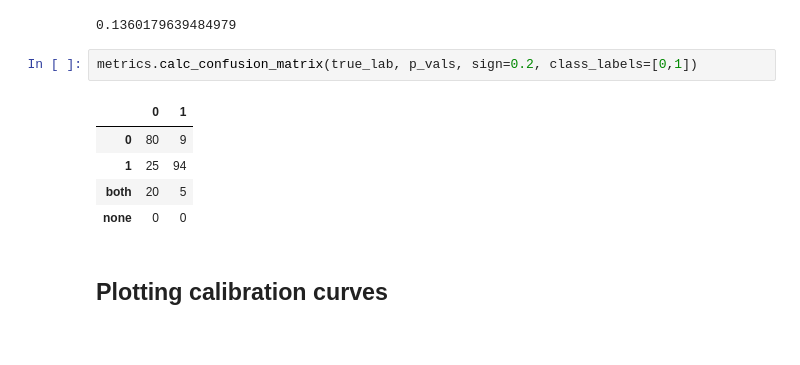
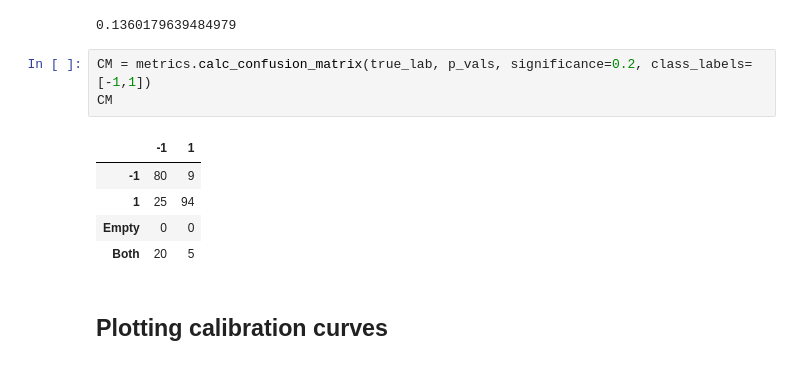
Before and after one commit to pharmbio/plot_utils, a Jupyter notebook: python/User_guide_plotting.ipynb, the cells around one changed output. Saved outputs shown, nothing was run; the diff lists cells and outputs as text.

```diff
--- a/python/User_guide_plotting.ipynb
+++ b/python/User_guide_plotting.ipynb
@@ -62,13 +56,14 @@ metrics.calc_OF(true_lab, p_vals)
 # %% [output]
 0.1360179639484979
 # %%
-metrics.calc_confusion_matrix(true_lab, p_vals, sign=0.2, class_labels=[0,1])
+CM = metrics.calc_confusion_matrix(true_lab, p_vals, significance=0.2, class_labels=[-1,1])
+CM
 # %% [output]
-|  | 0 | 1 |
-| 0 | 80 | 9 |
+|  | -1 | 1 |
+| -1 | 80 | 9 |
 | 1 | 25 | 94 |
-| both | 20 | 5 |
-| none | 0 | 0 |
+| Empty | 0 | 0 |
+| Both | 20 | 5 |
 # %% [markdown]
 ## Plotting calibration curves
 # %%
```
Also changed, not shown: parts of 8 cells of this notebook, 2 other files.
